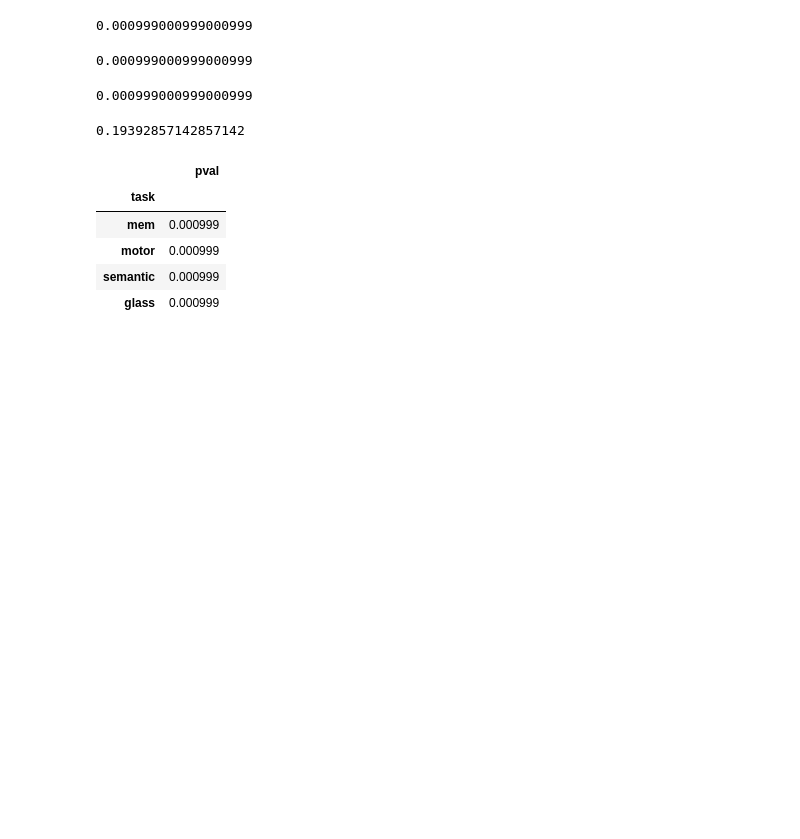
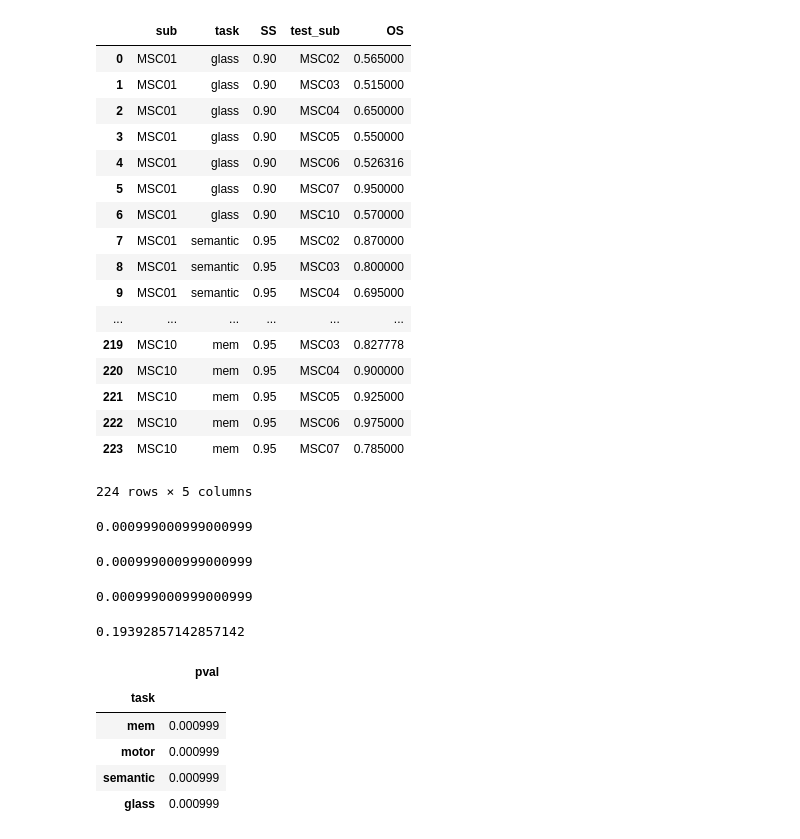
Before and after one commit to GrattonLab/MSC_Alexis, a Jupyter notebook: analysis/code/mL_rsfMRI/Figures/Statistics.ipynb, the cells around one changed output. Saved outputs shown, nothing was run; the diff lists cells and outputs as text; code cells hidden in the pictures; blank space fills up the shorter version.

```diff
--- a/analysis/code/mL_rsfMRI/Figures/Statistics.ipynb
+++ b/analysis/code/mL_rsfMRI/Figures/Statistics.ipynb
@@ -51,6 +51,27 @@ same_task=CV.merge(DS,how='left',on=['task','sub'])
 Same=pd.melt(same_task,value_vars=['SS','OS'],var_name='Analysis',value_name='acc')
 Diff=Same[Same['Analysis']=='SS'].acc.values-Same[Same['Analysis']=='OS'].acc.values
 TrueDiff=mean(Diff)
+# %%
+same_task
+# %% [output]
+|  | sub | task | SS | test_sub | OS |
+| 0 | MSC01 | glass | 0.90 | MSC02 | 0.565000 |
+| 1 | MSC01 | glass | 0.90 | MSC03 | 0.515000 |
+| 2 | MSC01 | glass | 0.90 | MSC04 | 0.650000 |
+| 3 | MSC01 | glass | 0.90 | MSC05 | 0.550000 |
+| 4 | MSC01 | glass | 0.90 | MSC06 | 0.526316 |
+| 5 | MSC01 | glass | 0.90 | MSC07 | 0.950000 |
+| 6 | MSC01 | glass | 0.90 | MSC10 | 0.570000 |
+| 7 | MSC01 | semantic | 0.95 | MSC02 | 0.870000 |
+| 8 | MSC01 | semantic | 0.95 | MSC03 | 0.800000 |
+| 9 | MSC01 | semantic | 0.95 | MSC04 | 0.695000 |
+| ... | ... | ... | ... | ... | ... |
+| 219 | MSC10 | mem | 0.95 | MSC03 | 0.827778 |
+| 220 | MSC10 | mem | 0.95 | MSC04 | 0.900000 |
+| 221 | MSC10 | mem | 0.95 | MSC05 | 0.925000 |
+| 222 | MSC10 | mem | 0.95 | MSC06 | 0.975000 |
+| 223 | MSC10 | mem | 0.95 | MSC07 | 0.785000 |
+224 rows × 5 columns
 # %%
 distribution=[]
 for i in range(1000):
```
Also changed, not shown: parts of 2 cells of this notebook, 4 other files.
